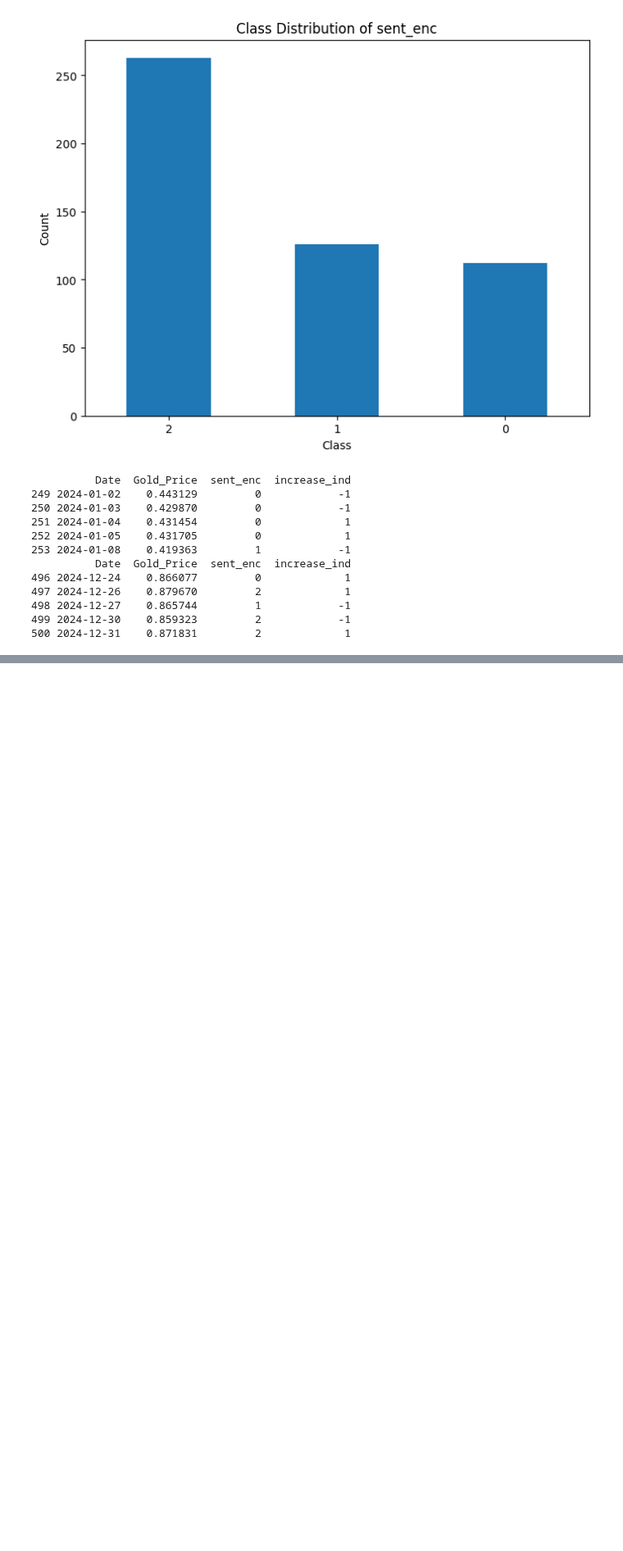
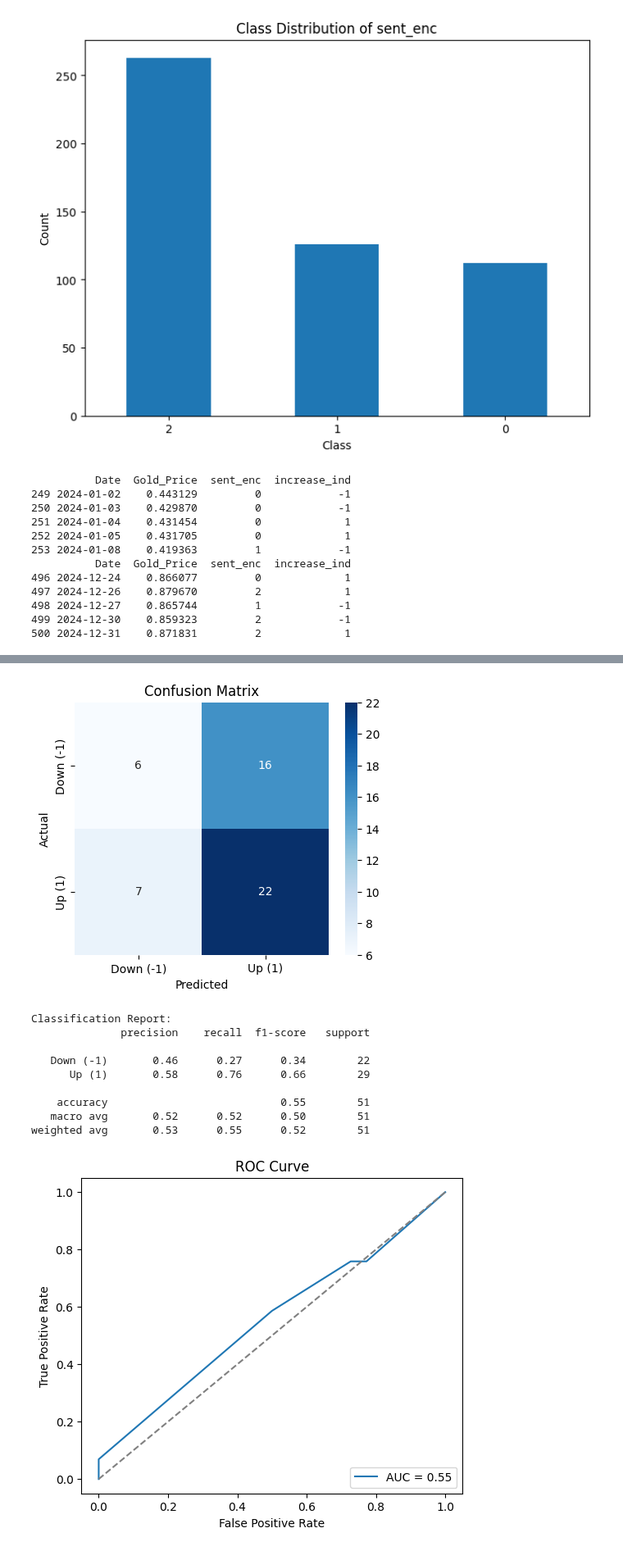
Before and after one commit to sejfovskienes/training_model, a Jupyter notebook: last-2/preprocessing.ipynb, the cells around one changed output, grey strips where cells are left out. Shown at 82% size. Drawn from its saved outputs; the diff is of its cells as text; code cells hidden in the pictures; blank space fills up the shorter version.

Commit message:
first classification, avg results

```diff
--- a/last-2/preprocessing.ipynb
+++ b/last-2/preprocessing.ipynb
@@ -87,0 +160,43 @@ df.to_csv(path, index=False)
+# %%
+import matplotlib.pyplot as plt
+import seaborn as sns
+from sklearn.metrics import confusion_matrix, classification_report, roc_curve, auc
+
+# === Predictions ===
+# If you kept y in {-1, 1}, convert to {0,1} for classification metrics
+y_test_class = (y_test == 1).astype(int)
+
+# Get predicted probabilities
+y_pred_probs = model.predict(X_test).ravel()
+
+# Convert to class predictions
+y_pred_class = (y_pred_probs > 0).astype(int)  # threshold at 0 because tanh outputs [-1,1]
+
+# === Confusion Matrix ===
+cm = confusion_matrix(y_test_class, y_pred_class)
+plt.figure(figsize=(5,4))
+sns.heatmap(cm, annot=True, fmt="d", cmap="Blues",
+            xticklabels=["Down (-1)", "Up (1)"],
+            yticklabels=["Down (-1)", "Up (1)"])
+plt.title("Confusion Matrix")
+plt.xlabel("Predicted")
+plt.ylabel("Actual")
+plt.show()
+
+# === Classification Report ===
+print("Classification Report:")
+print(classification_report(y_test_class, y_pred_class, target_names=["Down (-1)", "Up (1)"]))
+
+# === ROC Curve ===
+fpr, tpr, thresholds = roc_curve(y_test_class, y_pred_probs)
+roc_auc = auc(fpr, tpr)
+
+plt.figure(figsize=(6,5))
+plt.plot(fpr, tpr, label=f"AUC = {roc_auc:.2f}")
+plt.plot([0,1],[0,1],'--',color="gray")
+plt.xlabel("False Positive Rate")
+plt.ylabel("True Positive Rate")
+plt.title("ROC Curve")
+plt.legend(loc="lower right")
+plt.show()
+# %% [output]
@@ -87,0 +204,11 @@ df.to_csv(path, index=False)
+[figure, added]
+Classification Report:
+              precision    recall  f1-score   support
+
+   Down (-1)       0.46      0.27      0.34        22
+      Up (1)       0.58      0.76      0.66        29
+
+    accuracy                           0.55        51
+   macro avg       0.52      0.52      0.50        51
+weighted avg       0.53      0.55      0.52        51
+[figure, added]
```
Also changed, not shown: parts of 4 cells of this notebook.
